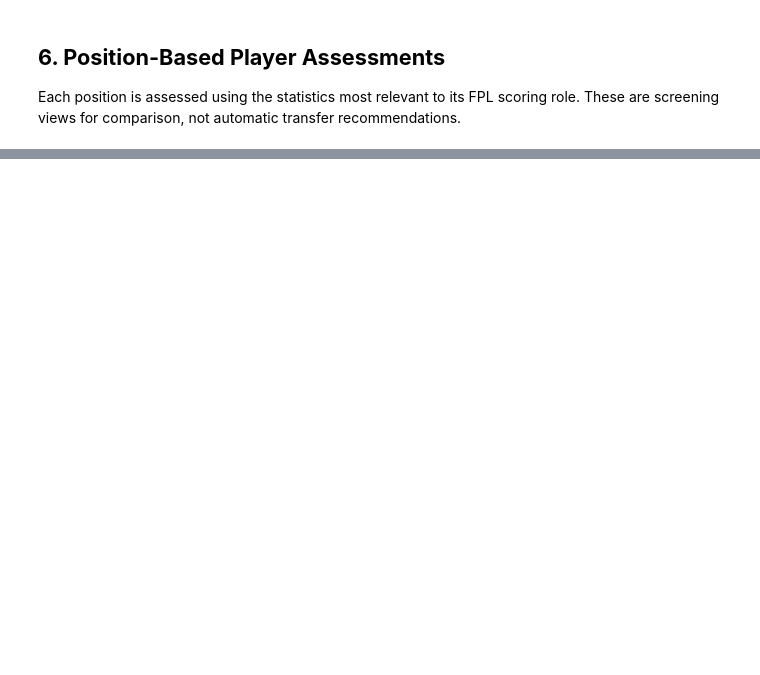
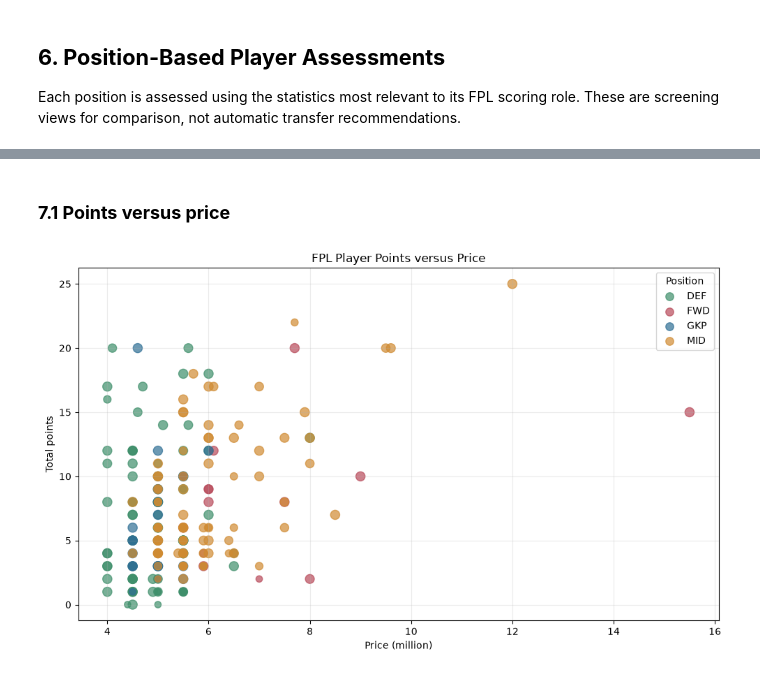
Before and after one commit to Kiletta/FPL-Fantasy-Scout, a Jupyter notebook: Deeper_Player_Scouting.ipynb, the cells around one changed output, grey strips where cells are left out. Cells and saved outputs as stored; diff of their text form; code cells hidden in the pictures; blank space fills up the shorter version.

```diff
--- a/Deeper_Player_Scouting.ipynb
+++ b/Deeper_Player_Scouting.ipynb
@@ -479,0 +485,38 @@ print(attackers[[
+# %% [markdown]
+### **7.1 Points versus price**
+# %%
+
+import matplotlib.pyplot as plt
+
+plot_data = players_df[
+    (players_df["minutes"] >= MIN_MINUTES)
+    & (players_df["status"] == "a")
+].copy()
+
+position_colors = {
+    "GKP": "#2f6f95",
+    "DEF": "#3f8f6b",
+    "MID": "#d08b32",
+    "FWD": "#b84a5a",
+}
+
+fig, ax = plt.subplots(figsize=(10, 6))
+for position, group in plot_data.groupby("position"):
+    ax.scatter(
+        group["price"],
+        group["total_points"],
+        s=group["minutes"].clip(lower=30) / 2,
+        alpha=0.7,
+        label=position,
+        color=position_colors.get(position, "#666666"),
+    )
+
+ax.set_title("FPL Player Points versus Price")
+ax.set_xlabel("Price (million)")
+ax.set_ylabel("Total points")
+ax.legend(title="Position")
+ax.grid(alpha=0.25)
+plt.tight_layout()
+plt.show()
+# %% [output]
+[figure, added]
```
Also changed, not shown: parts of 23 cells of this notebook.
